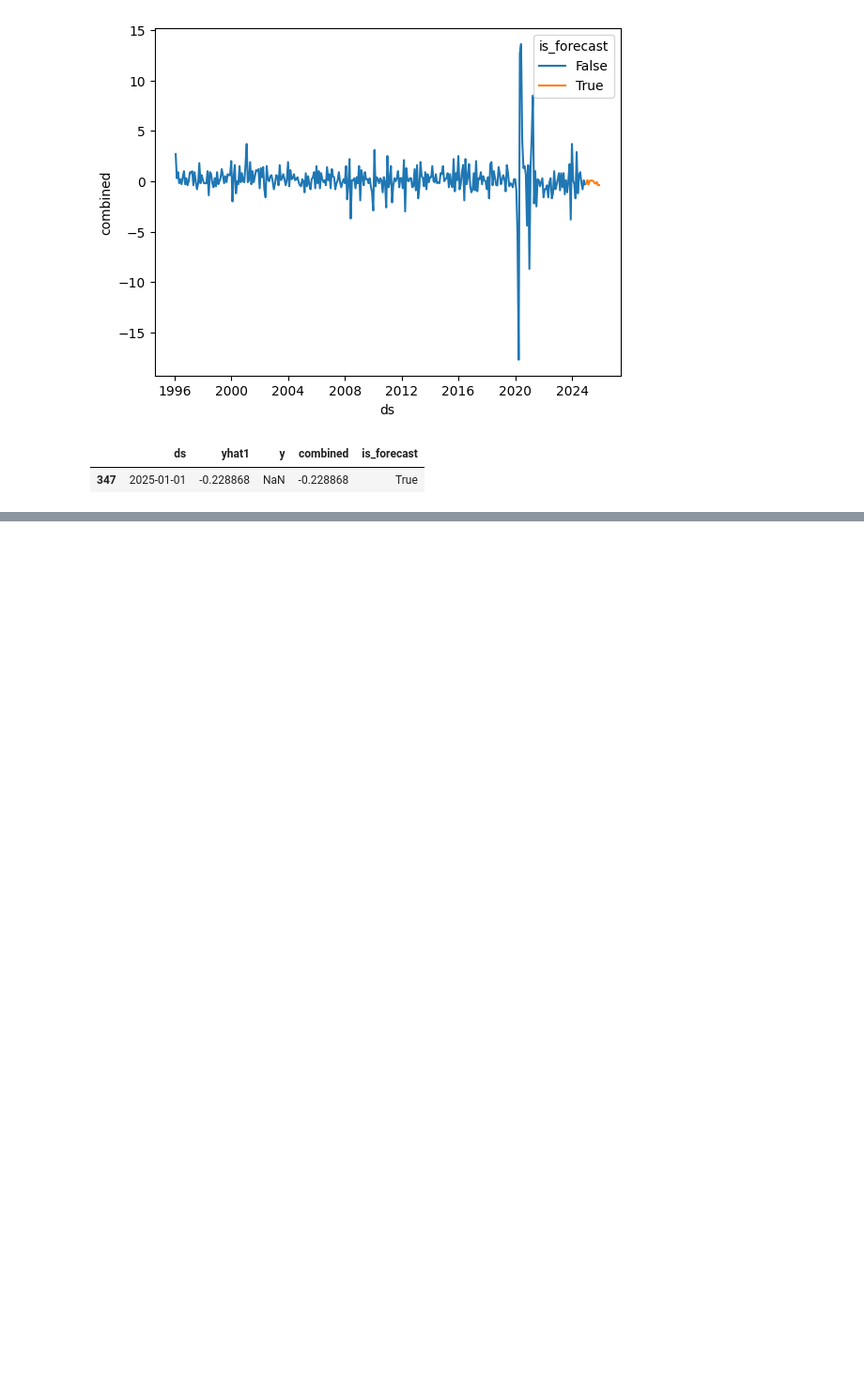
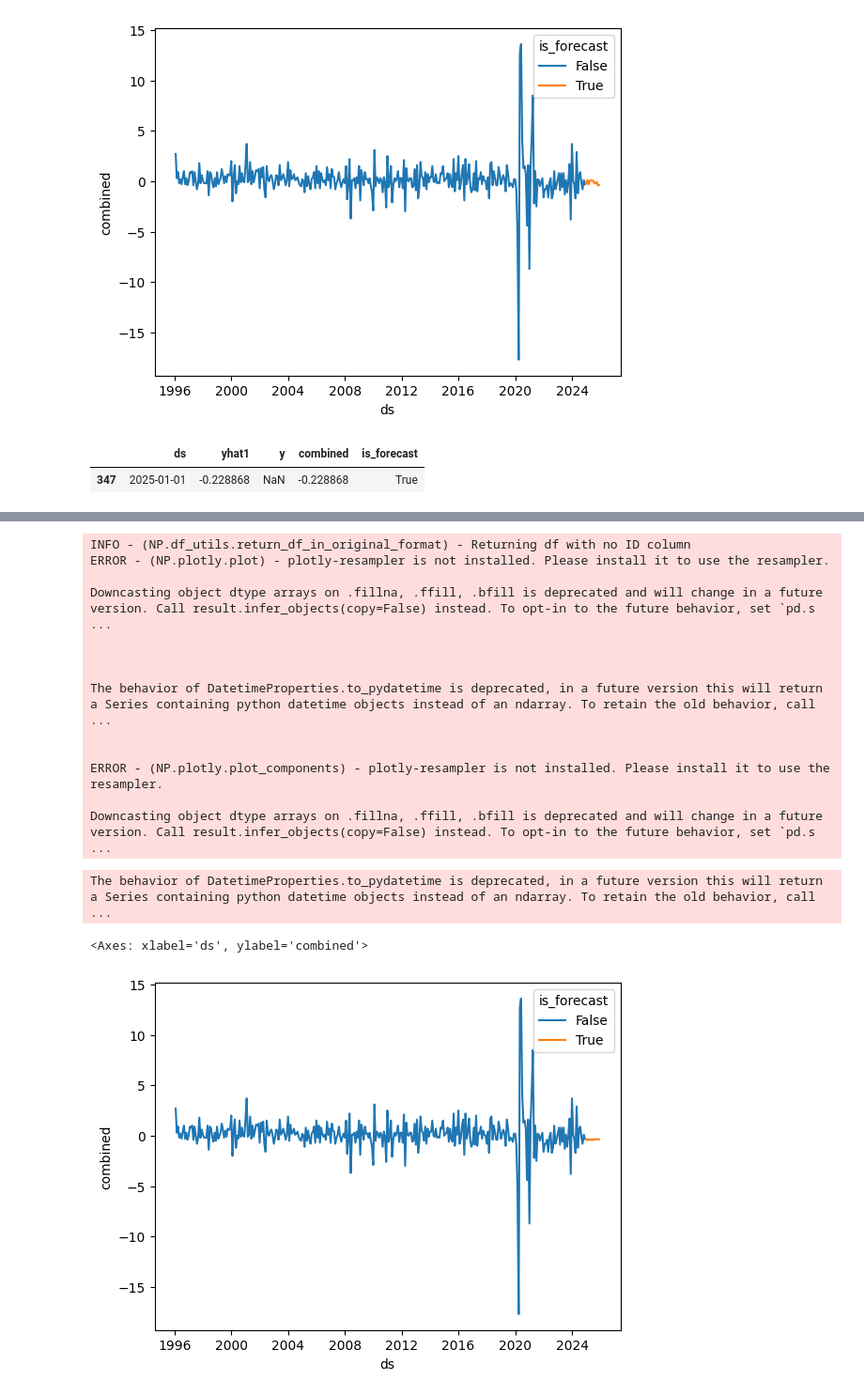
Before and after one commit to jberesford-fe/ml-macro-forecasting, a Jupyter notebook: scripts/propheht-forecast.ipynb, the cells around one changed output, grey strips where cells are left out. Shown at 94% size. Drawn from its saved outputs; the diff is of its cells as text; code cells hidden in the pictures; blank space fills up the shorter version.

Commit message:
lstm forecast

```diff
--- a/scripts/propheht-forecast.ipynb
+++ b/scripts/propheht-forecast.ipynb
@@ -184,3 +186,58 @@ merged_df[merged_df.is_forecast].head(1)
 # %% [output]
 |  | ds | yhat1 | y | combined | is_forecast |
 | 347 | 2025-01-01 | -0.228868 | NaN | -0.228868 | True |
+# %%
+import pandas as pd
+import seaborn as sns
+from neuralprophet import NeuralProphet
+
+# --- Step 1: Prepare your training data ---
+# Assume trunc_input is your training DataFrame with columns 'ds', 'y', and control variables.
+# For example:
+# trunc_input = pd.read_csv('your_data.csv')
+# Ensure that the 'ds' column is in datetime format:
+trunc_input['ds'] = pd.to_datetime(trunc_input['ds'])
+
+# Identify extra regressors (control variables)
+control_variables = [col for col in trunc_input.columns if col not in ['ds', 'y']]
+
+# --- Step 2: Initialize and configure the model ---
+m = NeuralProphet()
+
+# Add each control variable as a future regressor
+for reg in control_variables:
+    m = m.add_future_regressor(reg)
+
+# Fit the model with your training data
+metrics = m.fit(trunc_input, freq='MS')
+
+# --- Step 3: Create a future dataframe for forecasts ---
+
+# Determine the last date in your training data and generate future dates
+last_date = trunc_input['ds'].max()
+# Create 12 future periods with the same frequency ('MS' = month start)
+future_dates = pd.date_range(start=last_date + pd.DateOffset(months=1), periods=12, freq='MS')
+
+# Create a DataFrame for future regressors with the future dates
+future_reg = pd.DataFrame({'ds': future_dates})
+# For each control variable, fill with the last observed value from training data
+for reg in control_variables:
+    future_reg[reg] = trunc_input[reg].iloc[-1]
+
+# Use make_future_dataframe with the regressors_df parameter
+future = m.make_future_dataframe(trunc_input, periods=12, regressors_df=future_reg)
+
+# --- Step 4: Generate forecasts ---
+forecast = m.predict(future)
+
+# --- Step 5: (Optional) Plotting the results ---
+fig_forecast = m.plot(forecast)
+fig_components = m.plot_components(forecast)
+
+# Merge forecast with training data for visualization purposes
+merged_df = pd.merge(forecast[['ds', 'yhat1']], trunc_input, on='ds', how='outer')
+merged_df['combined'] = merged_df['y'].fillna(merged_df['yhat1'])
+merged_df['is_forecast'] = merged_df['y'].isna()
+
+sns.lineplot(data=merged_df, x='ds', y='combined', hue='is_forecast')
+# %% [output]
@@ -186,0 +282,16 @@ merged_df[merged_df.is_forecast].head(1)
+INFO - (NP.df_utils.return_df_in_original_format) - Returning df with no ID column
+ERROR - (NP.plotly.plot) - plotly-resampler is not installed. Please install it to use the resampler.
+
+Downcasting object dtype arrays on .fillna, .ffill, .bfill is deprecated and will change in a future version. Call result.infer_objects(copy=False) instead. To opt-in to the future behavior, set `pd.s ...
+
+
+
+The behavior of DatetimeProperties.to_pydatetime is deprecated, in a future version this will return a Series containing python datetime objects instead of an ndarray. To retain the old behavior, call ...
+
+
+ERROR - (NP.plotly.plot_components) - plotly-resampler is not installed. Please install it to use the resampler.
+
+Downcasting object dtype arrays on .fillna, .ffill, .bfill is deprecated and will change in a future version. Call result.infer_objects(copy=False) instead. To opt-in to the future behavior, set `pd.s ...
+The behavior of DatetimeProperties.to_pydatetime is deprecated, in a future version this will return a Series containing python datetime objects instead of an ndarray. To retain the old behavior, call ...
+<Axes: xlabel='ds', ylabel='combined'>
+[figure, added]
```
Also changed, not shown: parts of 12 cells of this notebook, 1 other file.
